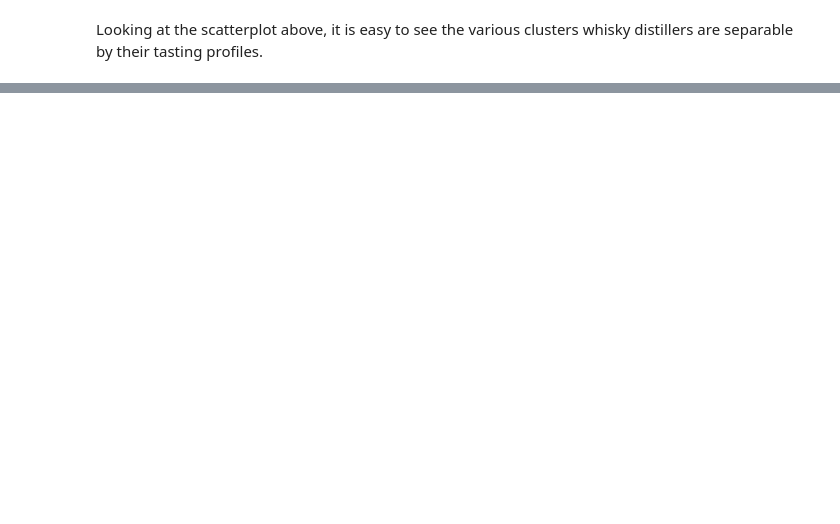
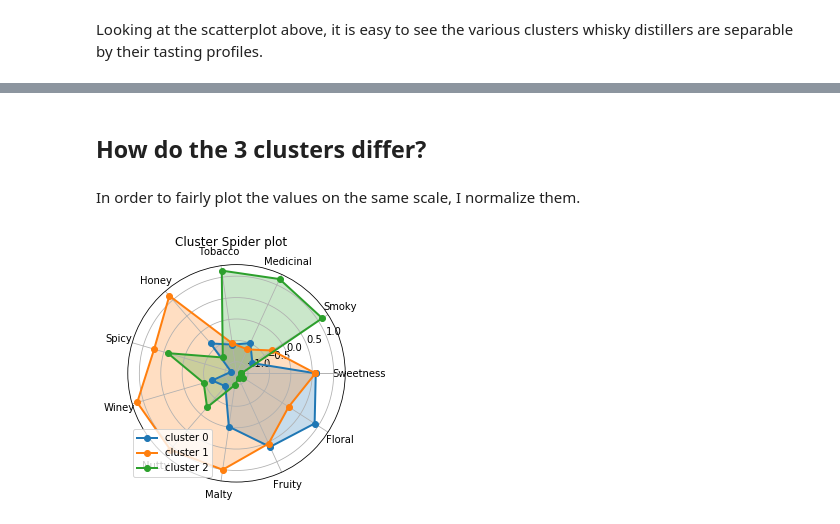
Before and after one commit to masaimahapa/whisky-distilleries, a Jupyter notebook: whisky clusters.ipynb, the cells around one changed output, grey strips where cells are left out. Cells and saved outputs as stored; diff of their text form; code cells hidden in the pictures; blank space fills up the shorter version.

```diff
--- a/whisky clusters.ipynb
+++ b/whisky clusters.ipynb
@@ -172,0 +215,13 @@ In this project, I successfully used K means to cluster whisky distillers by the
+# %%
+import folium
+from folium.plugins import MarkerCluster
+
+m= folium.Map(location=[56.6,-4.03139], tiles='OpenStreetMap', zoom_start=6.5)
+
+colors=['orange', 'purple', 'lightgreen']
+for idx,cat in enumerate(cats):
+    for lat, long in zip(df1[df1.cluster==cat].Latitude, df1.Longitude):
+        folium.Marker(location = [lat, long], icon=folium.Icon(color=colors[idx]),
+                                                              popup=f'cluster: {cat}').add_to(m)
+
+m
@@ -172,0 +236,18 @@ In this project, I successfully used K means to cluster whisky distillers by the
+# %% [markdown]
+## How do the 3 clusters differ?
+# %%
+#Populate the 3 lists from the dataframe
+cluster0, cluster1, cluster2=[],[],[]
+cluster_list= [cluster0, cluster1, cluster2]
+for idx, each in enumerate(cluster_list):
+    cluster_list[idx].append(df1.Distillery[df1.cluster==idx].values[:])
+
+#change them into lists instead of nested lists with length 1
+cluster0, cluster1, cluster2=cluster0[0] ,cluster1[0], cluster2[0]
+# %%
+#dataframe with the cluster as the index
+cluster_df=df1.groupby('cluster').mean()
+cluster_df.drop(['Latitude', 'Longitude', 'Body'], axis=1, inplace=True)
+labels=np.array(cluster_df.columns)
+# %% [markdown]
+In order to fairly plot the values on the same scale, I normalize them.
@@ -172,0 +263,18 @@ In this project, I successfully used K means to cluster whisky distillers by the
+# %%
+fig=plt.figure()
+for idx in range(3):
+    stats=cluster_df.loc[idx,labels].values
+    angles=np.linspace(0, 2*np.pi, len(labels), endpoint=False)
+    # close the plot
+    stats=np.concatenate((stats,[stats[0]]))
+    angles=np.concatenate((angles,[angles[0]]))
+    ax = fig.add_subplot(111, polar=True)
+    ax.plot(angles, stats, 'o-', linewidth=2, label=f"cluster {idx}")
+    ax.fill(angles, stats, alpha=0.25)
+    ax.set_thetagrids(angles * 180/np.pi, labels)
+    ax.grid(True)
+    plt.subplots_adjust(hspace=0.8)
+    plt.suptitle('Cluster Spider plot', fontsize=12)
+    plt.legend(loc=3)
+# %% [output]
+[figure, added]
```
Also changed, not shown: parts of 26 cells of this notebook, 7 other files.
